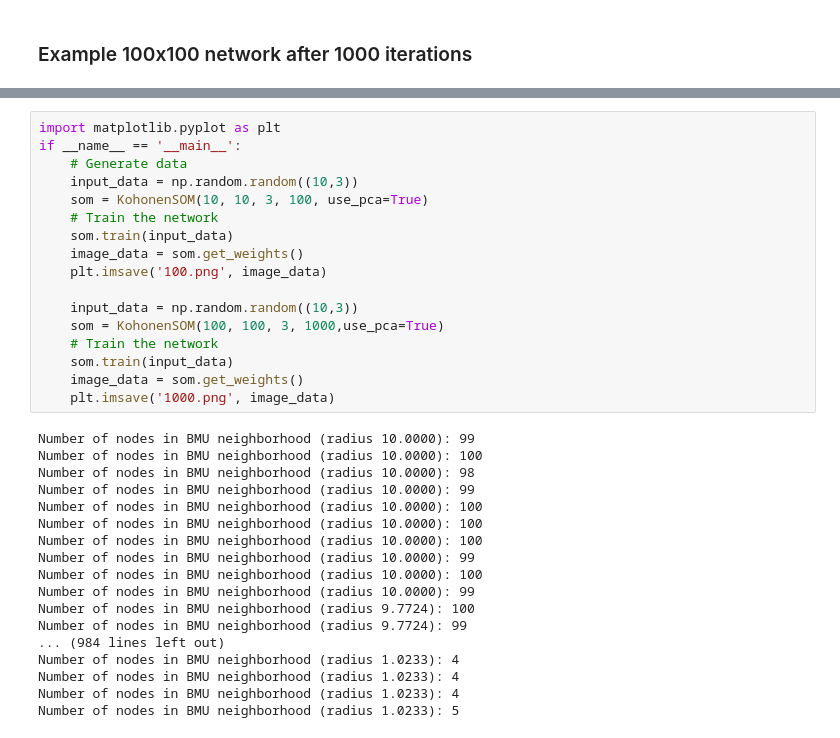
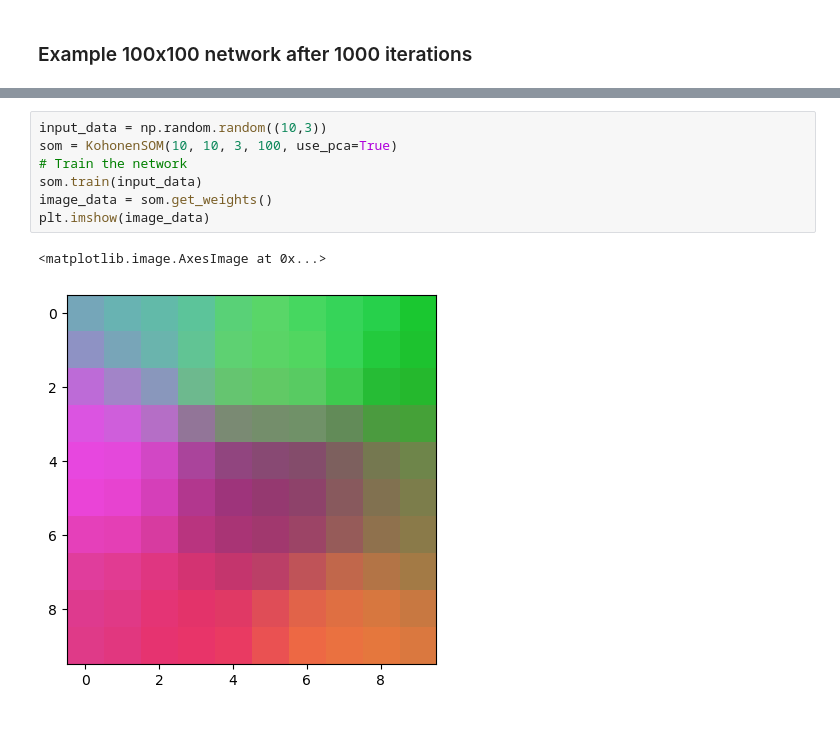
Before and after one commit to shresht8/kohonen_som, a Jupyter notebook: kohonen.ipynb, the cells around one changed output, grey strips where cells are left out. Saved outputs shown, nothing was run; the diff lists cells and outputs as text.

```diff
--- a/kohonen.ipynb
+++ b/kohonen.ipynb
@@ -240,35 +311,10 @@ class KohonenSOM:
 # %%
-import matplotlib.pyplot as plt
-if __name__ == '__main__':
-    # Generate data
-    input_data = np.random.random((10,3))
-    som = KohonenSOM(10, 10, 3, 100, use_pca=True)
-    # Train the network
-    som.train(input_data)
-    image_data = som.get_weights()
-    plt.imsave('100.png', image_data)
-
-    input_data = np.random.random((10,3))
-    som = KohonenSOM(100, 100, 3, 1000,use_pca=True)
-    # Train the network
-    som.train(input_data)
-    image_data = som.get_weights()
-    plt.imsave('1000.png', image_data)
+input_data = np.random.random((10,3))
+som = KohonenSOM(10, 10, 3, 100, use_pca=True)
+# Train the network
+som.train(input_data)
+image_data = som.get_weights()
+plt.imshow(image_data)
 # %% [output]
-Number of nodes in BMU neighborhood (radius 10.0000): 99
-Number of nodes in BMU neighborhood (radius 10.0000): 100
-Number of nodes in BMU neighborhood (radius 10.0000): 98
-Number of nodes in BMU neighborhood (radius 10.0000): 99
-Number of nodes in BMU neighborhood (radius 10.0000): 100
-Number of nodes in BMU neighborhood (radius 10.0000): 100
-Number of nodes in BMU neighborhood (radius 10.0000): 100
-Number of nodes in BMU neighborhood (radius 10.0000): 99
-Number of nodes in BMU neighborhood (radius 10.0000): 100
-Number of nodes in BMU neighborhood (radius 10.0000): 99
-Number of nodes in BMU neighborhood (radius 9.7724): 100
-Number of nodes in BMU neighborhood (radius 9.7724): 99
-... (984 lines left out)
-Number of nodes in BMU neighborhood (radius 1.0233): 4
-Number of nodes in BMU neighborhood (radius 1.0233): 4
-Number of nodes in BMU neighborhood (radius 1.0233): 4
-Number of nodes in BMU neighborhood (radius 1.0233): 5
+<matplotlib.image.AxesImage at 0x...>
+[figure, added]
```
Also changed, not shown: parts of 7 cells of this notebook.
